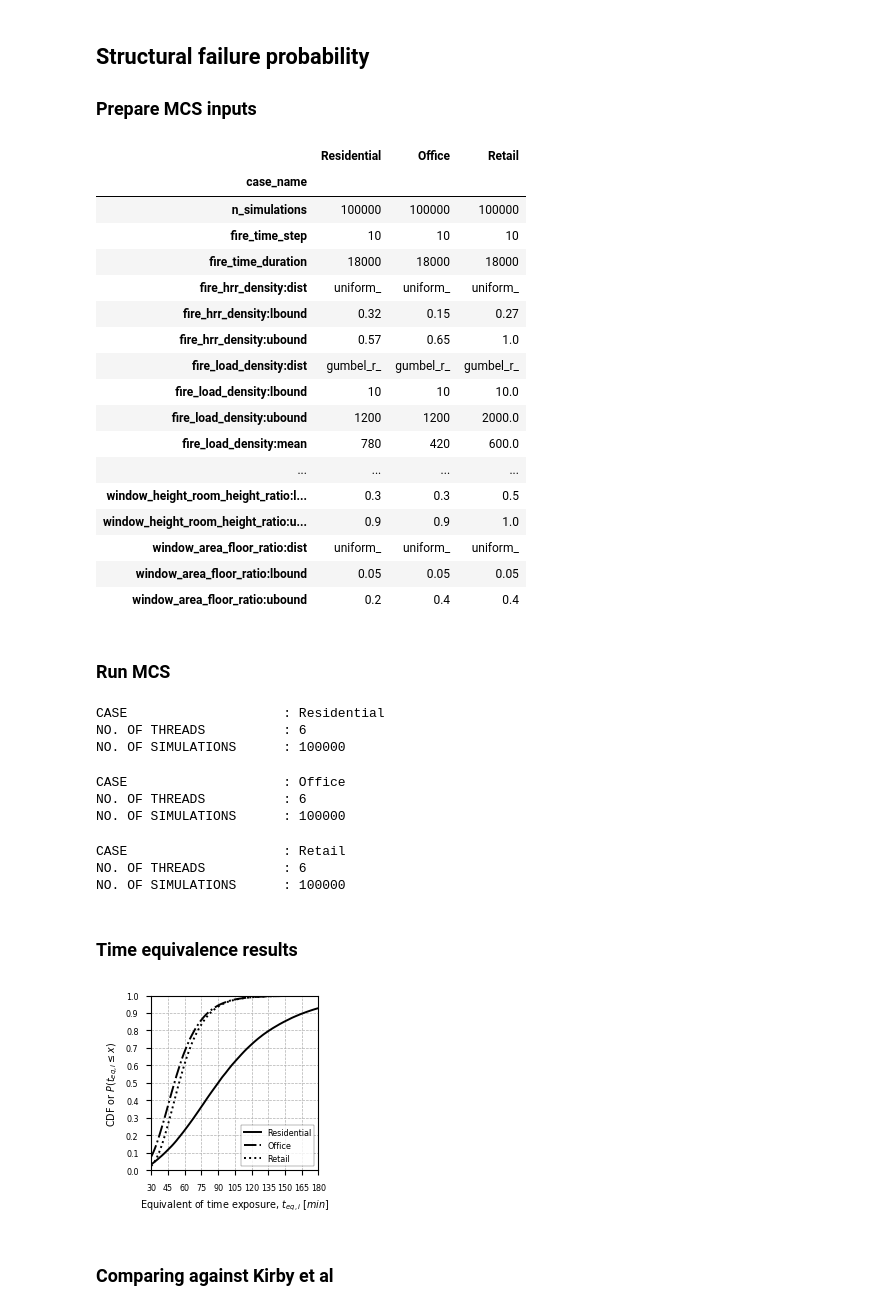
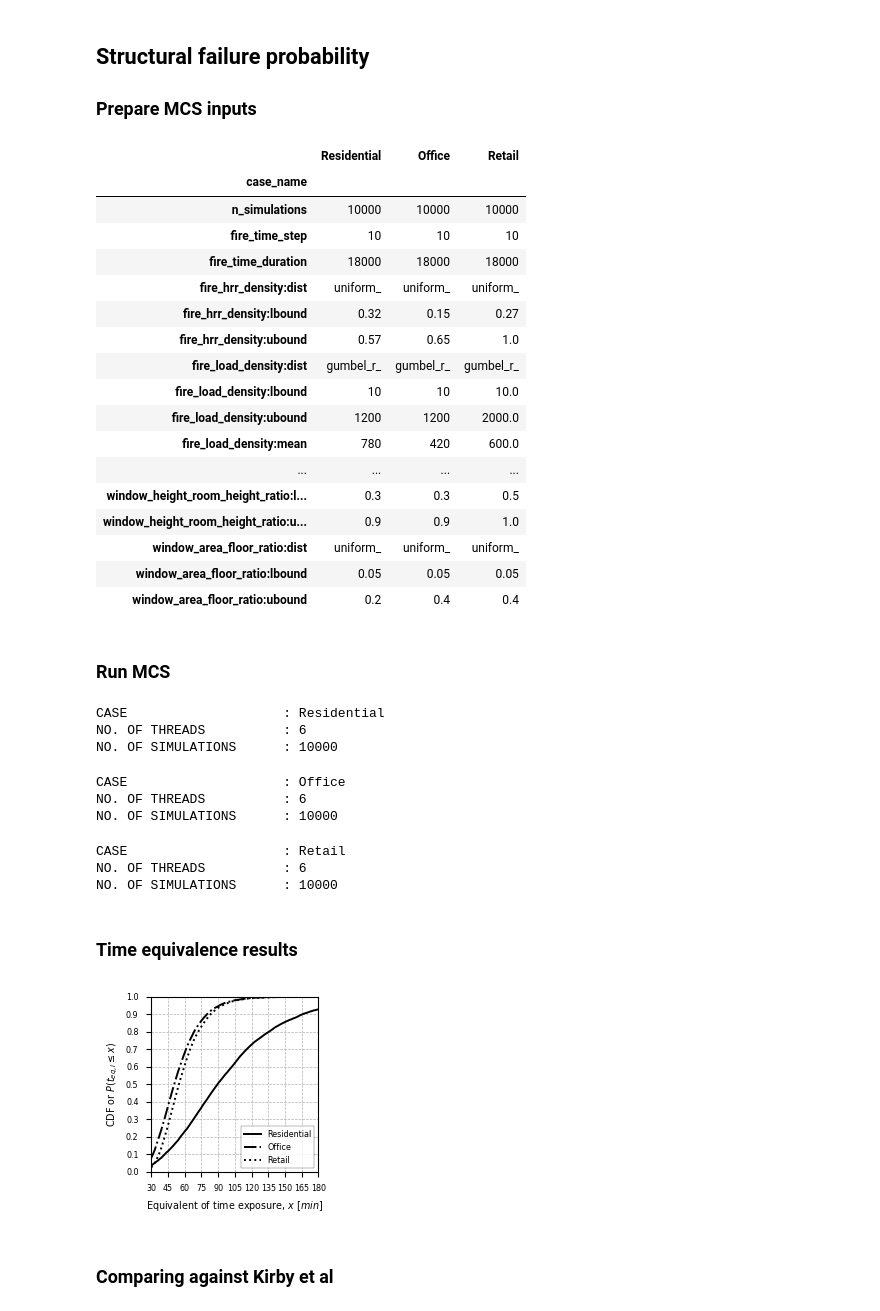
Before and after one commit to fuyans/sfeprapy-doc, a Jupyter notebook: source/user_guide/asfe21_02.ipynb, the cells around one changed output. Drawn from its saved outputs; the diff is of its cells as text; code cells hidden in the pictures.

```diff
--- a/source/user_guide/asfe21_02.ipynb
+++ b/source/user_guide/asfe21_02.ipynb
@@ -163,7 +163,7 @@ def savefig(fig, fname, dname='fig', dpi=600, bbox_inches='tight', pad_inches=0.
 # %%
 # Update inputs to include travelling fire model and other parameters
 df_inputs_2 = EXAMPLE_INPUT_DF.copy()
-df_inputs_2.loc['n_simulations'] = 100_000  # set to simulation iteration to 100k to make fine plots later
+df_inputs_2.loc['n_simulations'] = 10_000  # set to simulation iteration to 100k to make fine plots later
 df_inputs_2.loc['solver_thickness_ubound'] = 0.045
 df_inputs_2['Retail'].loc['room_floor_area:dist'] = 'constant_'
 df_inputs_2['Retail'].loc['room_floor_area:lbound'] = 400.
@@ -174,7 +174,7 @@ print_df(df_inputs_2)
 # %% [output]
 |  | Residential | Office | Retail |
 | case_name |  |  |  |
-| n_simulations | 100000 | 100000 | 100000 |
+| n_simulations | 10000 | 10000 | 10000 |
 | fire_time_step | 10 | 10 | 10 |
 | fire_time_duration | 18000 | 18000 | 18000 |
 | fire_hrr_density:dist | uniform_ | uniform_ | uniform_ |
@@ -202,13 +202,13 @@ mcs.run_mcs(cases_to_run=cases_to_run)
 # %% [output]
 CASE                    : Residential
 NO. OF THREADS          : 6
-NO. OF SIMULATIONS      : 100000
+NO. OF SIMULATIONS      : 10000
 CASE                    : Office
 NO. OF THREADS          : 6
-NO. OF SIMULATIONS      : 100000
+NO. OF SIMULATIONS      : 10000
 CASE                    : Retail
 NO. OF THREADS          : 6
-NO. OF SIMULATIONS      : 100000
+NO. OF SIMULATIONS      : 10000
 # %% [markdown]
 ### Time equivalence results
 # %%
@@ -222,14 +222,14 @@ dict_func_cdf2teq = {k: make_func_cdf2teq(teq=v) for k, v in dict_teq.items()}
 # %%
 fig, ax = plt.subplots(figsize=(2.5,2.5), dpi=100);
 lss = ['-', '-.', 'dotted']
 FRs = np.linspace(30, 180, 100)
 for i, case in enumerate(cases_to_run):
     ax.plot(FRs, dict_func_teq2cdf[case](FRs), label=case, ls=lss[i], c='k')
-format_ax(ax=ax, xlabel='Equivalent of time exposure, $t_{eq,i}$ [$min$]', xlabel_fontsize='x-small', xlim=(30, 180), ylabel=r'CDF or $P(t_{eq,i}\leq x)$', ylim=(0, 1), xticks=np.arange(30, 181, 15,), yticks=np.arange(0, 1.1, 0.1))
+format_ax(ax=ax, xlabel='Equivalent of time exposure, $x$ [$min$]', xlabel_fontsize='x-small', xlim=(30, 180), ylabel=r'CDF or $P(t_{eq,i}\leq x)$', ylim=(0, 1), xticks=np.arange(30, 181, 15,), yticks=np.arange(0, 1.1, 0.1))
 
 savefig(fig, 'teq_2.png')
 # %% [output]
-[figure, old version]
+[figure, new version]
 # %% [markdown]
 ### Comparing against Kirby et al
 # %%
```
Also changed, not shown: parts of 8 cells of this notebook, 5 other files.
